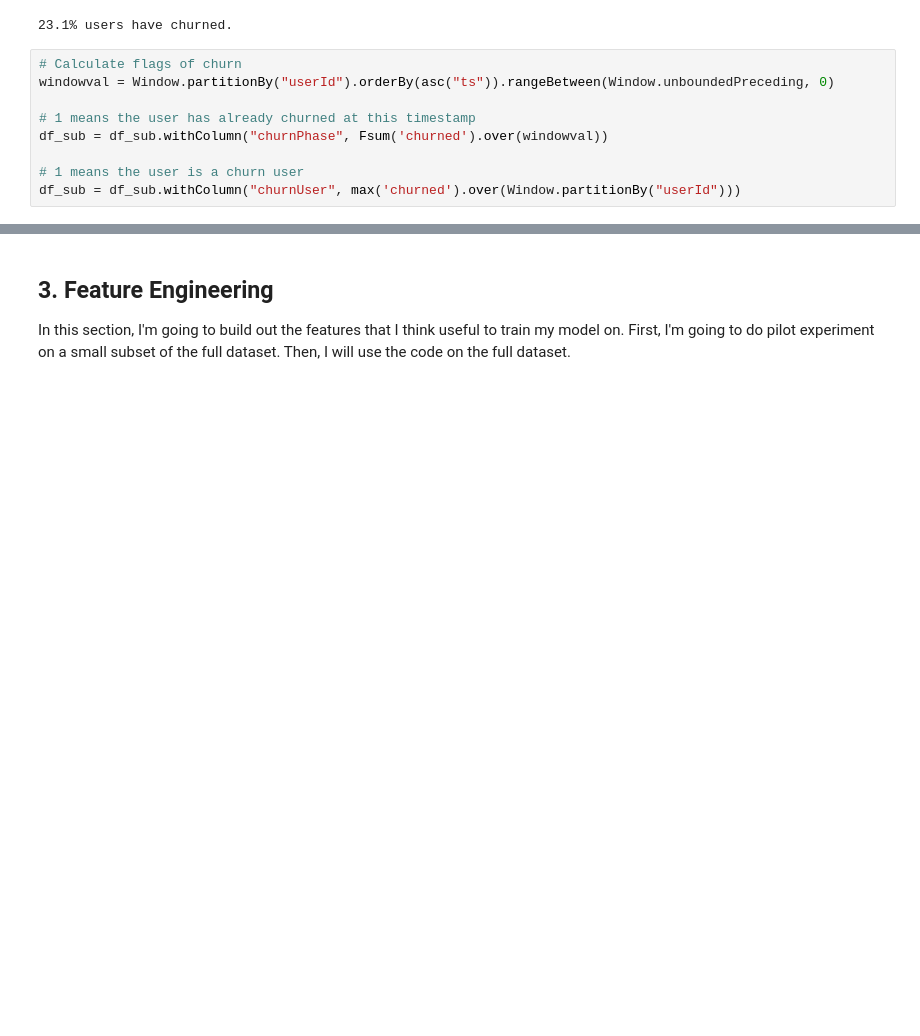
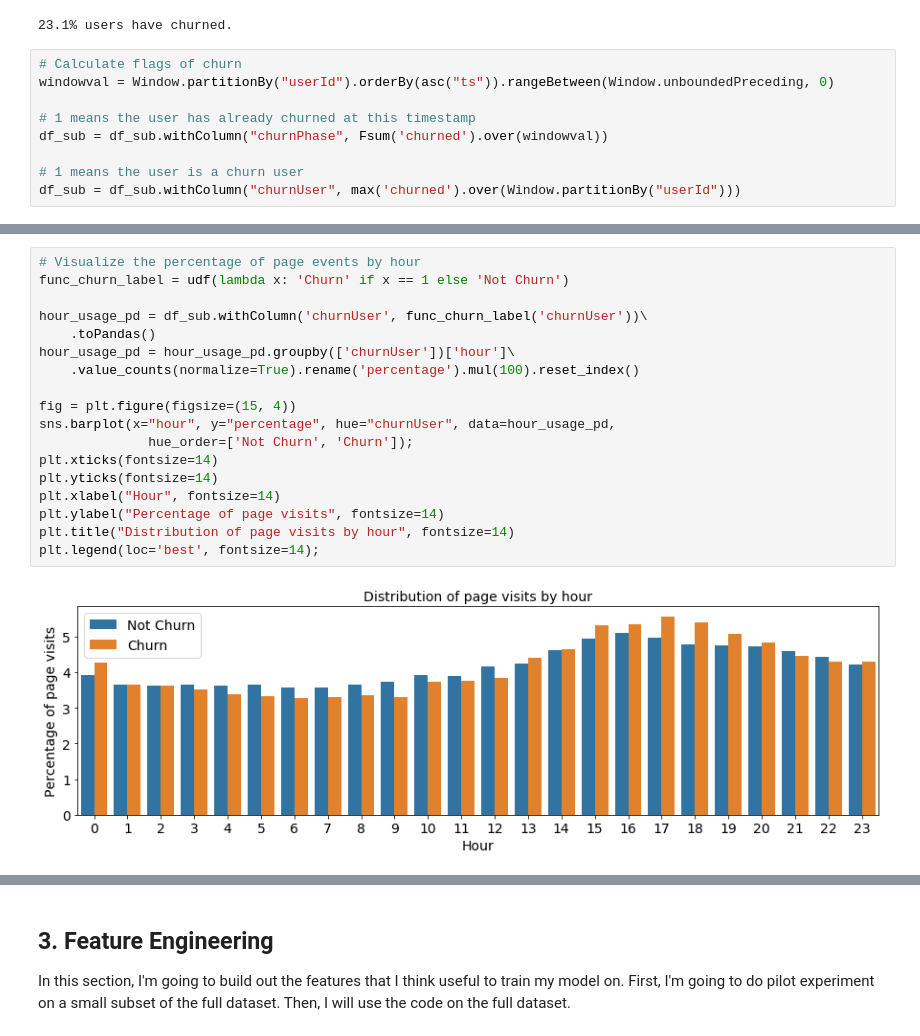
Before and after one commit to angang-li/sparkify, a Jupyter notebook: Sparkify.ipynb, the cells around one changed output, grey strips where cells are left out. Saved outputs shown, nothing was run; the diff lists cells and outputs as text; blank space fills up the shorter version.

```diff
--- a/Sparkify.ipynb
+++ b/Sparkify.ipynb
@@ -403,0 +488,20 @@ Analyze the behavior for users who stayed vs users who churned.
+# %%
+# Visualize the percentage of page events by hour
+func_churn_label = udf(lambda x: 'Churn' if x == 1 else 'Not Churn')
+
+hour_usage_pd = df_sub.withColumn('churnUser', func_churn_label('churnUser'))\
+    .toPandas()
+hour_usage_pd = hour_usage_pd.groupby(['churnUser'])['hour']\
+    .value_counts(normalize=True).rename('percentage').mul(100).reset_index()
+
+fig = plt.figure(figsize=(15, 4))
+sns.barplot(x="hour", y="percentage", hue="churnUser", data=hour_usage_pd,
+              hue_order=['Not Churn', 'Churn']);
+plt.xticks(fontsize=14)
+plt.yticks(fontsize=14)
+plt.xlabel("Hour", fontsize=14)
+plt.ylabel("Percentage of page visits", fontsize=14)
+plt.title("Distribution of page visits by hour", fontsize=14)
+plt.legend(loc='best', fontsize=14);
+# %% [output]
+[figure, added]
```
Also changed, not shown: parts of 35 cells of this notebook.
